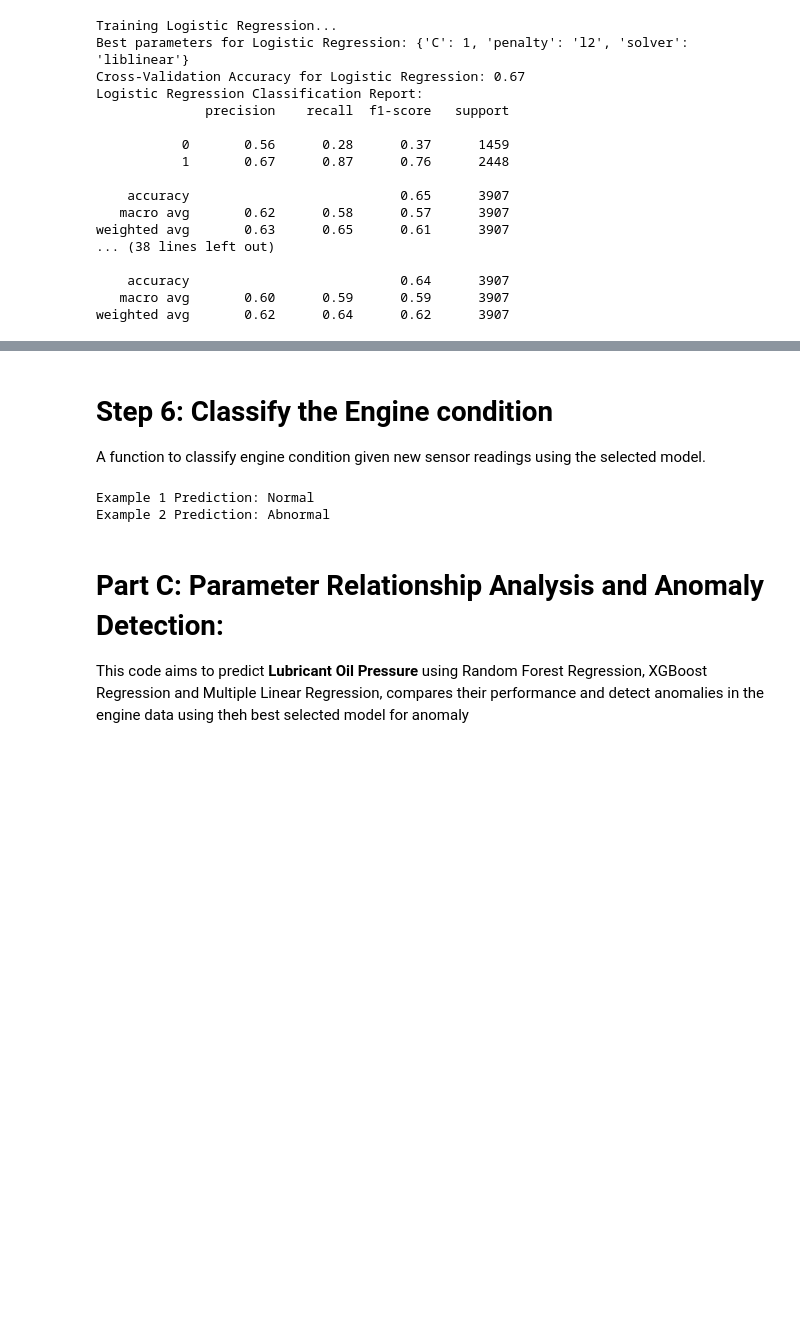
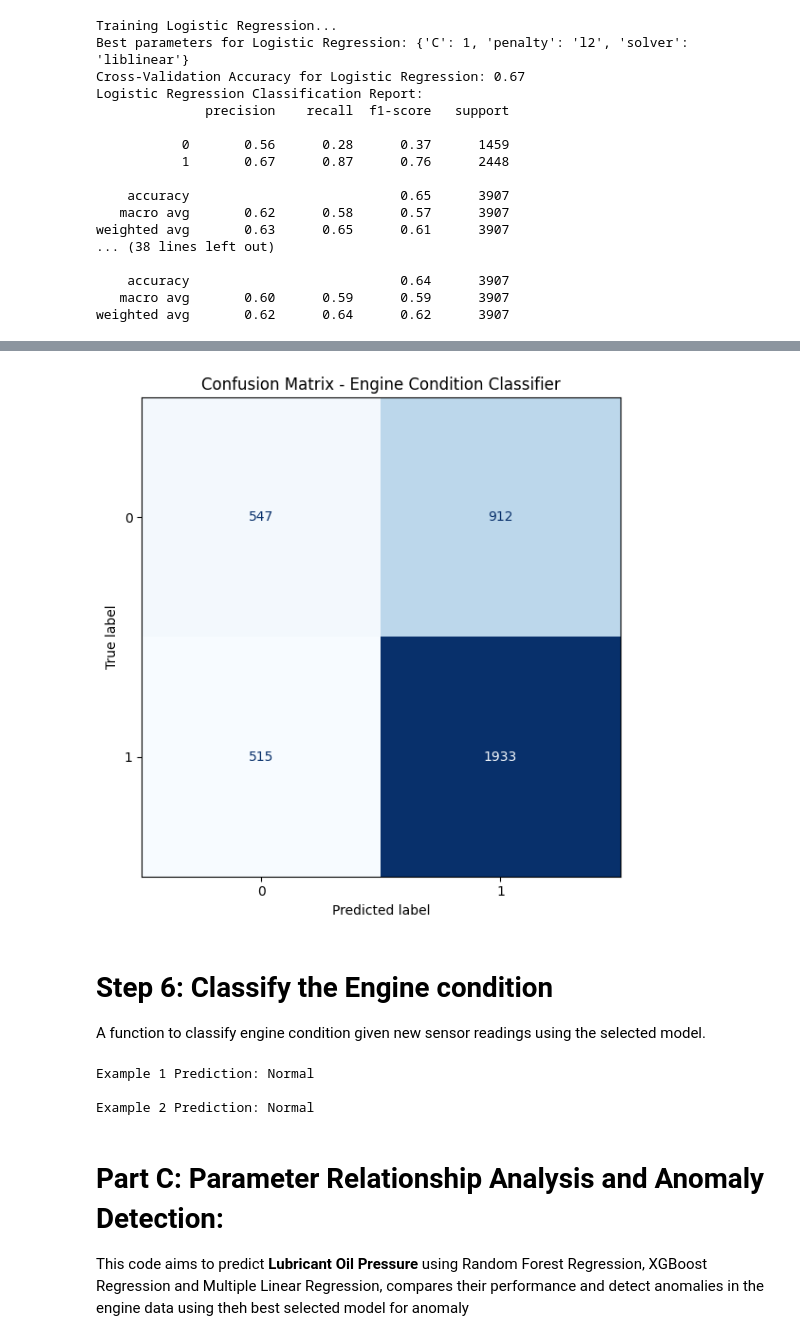
Before and after one commit to LokeshUpputri/Predictive-Maintenance-of-Automotive-Engines, a Jupyter notebook: Project_Automotive_Vehicle.ipynb, the cells around one changed output, grey strips where cells are left out. Cells and saved outputs as stored; diff of their text form; code cells hidden in the pictures; blank space fills up the shorter version.

```diff
--- a/Project_Automotive_Vehicle.ipynb
+++ b/Project_Automotive_Vehicle.ipynb
@@ -351,3 +364,29 @@ The best model based on ROC-AUC score is: Random Forest
+# %%
+X = df.drop(columns=['Engine Condition'])
+y = df['Engine Condition']
+
+# Train-test split
+X_train, X_test, y_train, y_test = train_test_split(X, y, test_size=0.2, random_state=42)
+
+# Train a Random Forest classifier
+clf = RandomForestClassifier(random_state=42)
+clf.fit(X_train, y_train)
+
+# Predict on test data
+y_pred = clf.predict(X_test)
+
+# Generate confusion matrix
+cm = confusion_matrix(y_test, y_pred)
+disp = ConfusionMatrixDisplay(confusion_matrix=cm, display_labels=clf.classes_)
+
+# Plot confusion matrix
+fig, ax = plt.subplots(figsize=(6, 6))
+disp.plot(ax=ax, cmap='Blues', colorbar=False)
+plt.title("Confusion Matrix - Engine Condition Classifier")
+plt.tight_layout()
+plt.show()
+# %% [output]
+[figure, added]
 # %% [markdown]
 # Step 6: Classify the Engine condition
 A function to classify engine condition given new sensor readings using the selected model.
@@ -399,11 +438,12 @@ prediction1 = classify_engine_condition(example_data1)
 prediction2 = classify_engine_condition(example_data2)
 
 # Print the predictions
-print(f"Example 1 Prediction: {prediction1}")
-print(f"Example 2 Prediction: {prediction2}")
+print(f"\nExample 1 Prediction: {prediction1}")
+print(f"\nExample 2 Prediction: {prediction2}")
 # %% [output]
 Example 1 Prediction: Normal
-Example 2 Prediction: Abnormal
+
+Example 2 Prediction: Normal
 # %% [markdown]
 # **Part C: Parameter Relationship Analysis and Anomaly Detection:**
 This code aims to predict **Lubricant Oil Pressure** using Random Forest Regression, XGBoost Regression and Multiple Linear Regression, compares their performance and detect anomalies in the engine data using theh best selected model for anomaly
```
Also changed, not shown: parts of 10 cells of this notebook.
